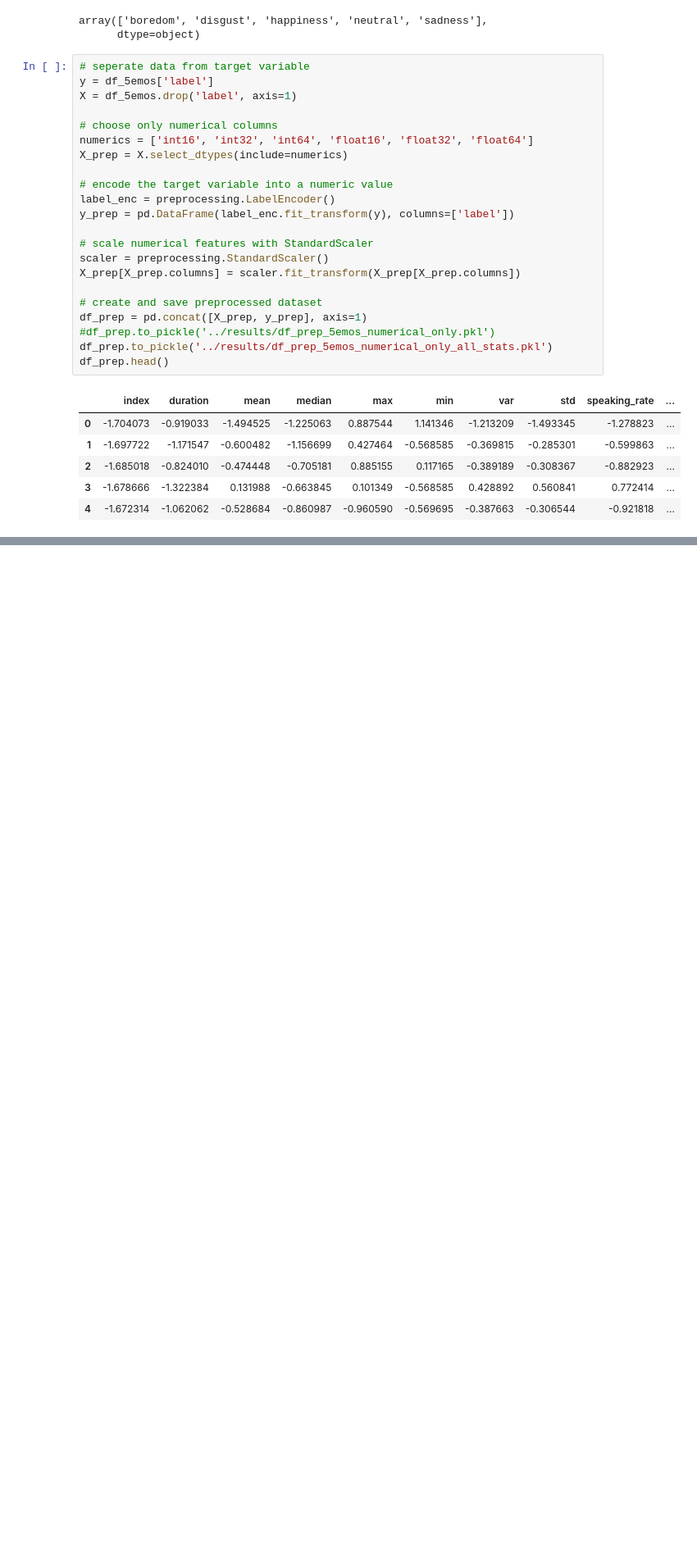
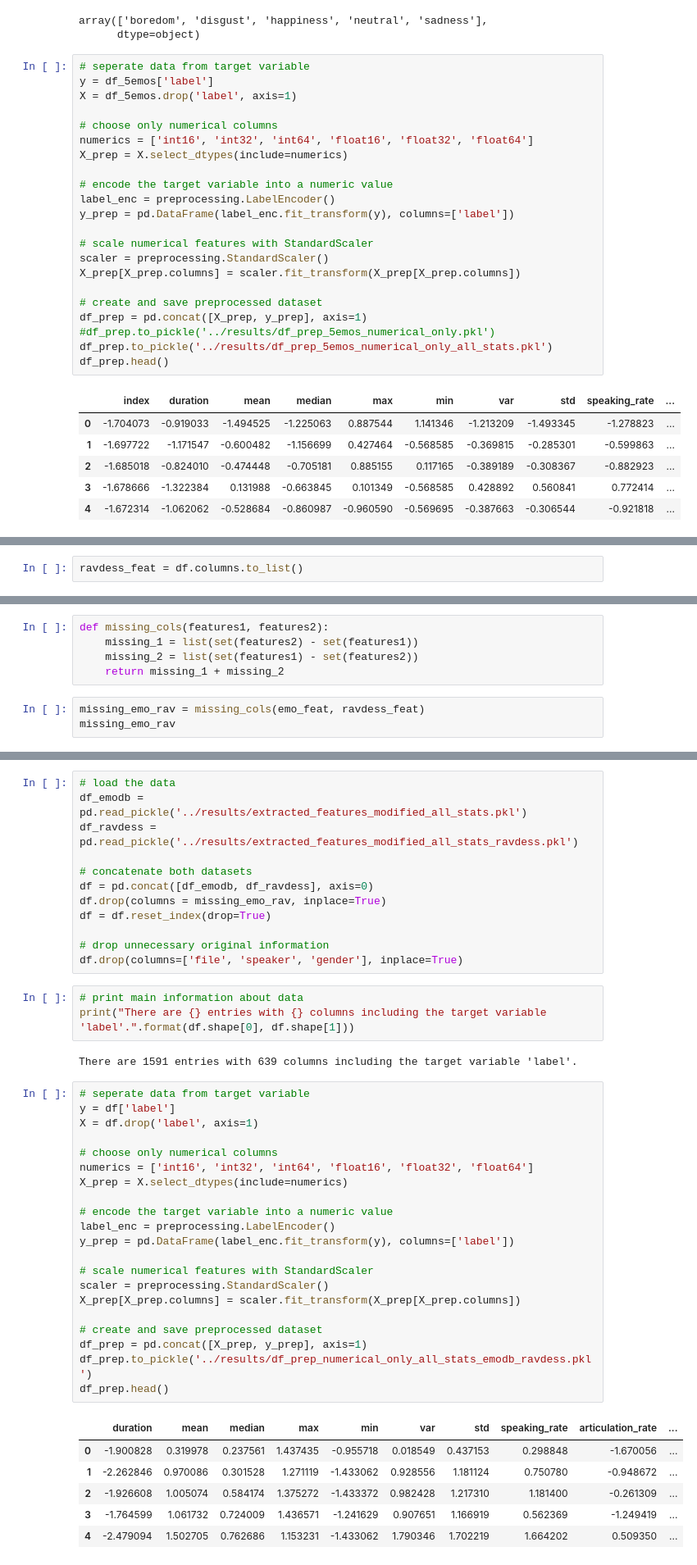
Before and after one commit to kimlindner/automatic_speech_emotion_recognition, a Jupyter notebook: notebooks/Preprocessing.ipynb, the cells around one changed output, grey strips where cells are left out. Shown at 82% size. Saved outputs shown, nothing was run; the diff lists cells and outputs as text; blank space fills up the shorter version.

```diff
--- a/notebooks/Preprocessing.ipynb
+++ b/notebooks/Preprocessing.ipynb
@@ -155,0 +195,2 @@ df_prep.head()
+# %%
+ravdess_feat = df.columns.to_list()
@@ -155,0 +199,8 @@ df_prep.head()
+# %%
+def missing_cols(features1, features2):
+    missing_1 = list(set(features2) - set(features1))
+    missing_2 = list(set(features1) - set(features2))
+    return missing_1 + missing_2
+# %%
+missing_emo_rav = missing_cols(emo_feat, ravdess_feat)
+missing_emo_rav
@@ -155,0 +332,45 @@ df_prep.head()
+# %%
+# load the data
+df_emodb = pd.read_pickle('../results/extracted_features_modified_all_stats.pkl')
+df_ravdess = pd.read_pickle('../results/extracted_features_modified_all_stats_ravdess.pkl')
+
+# concatenate both datasets
+df = pd.concat([df_emodb, df_ravdess], axis=0)
+df.drop(columns = missing_emo_rav, inplace=True)
+df = df.reset_index(drop=True)
+
+# drop unnecessary original information
+df.drop(columns=['file', 'speaker', 'gender'], inplace=True)
+# %%
+# print main information about data
+print("There are {} entries with {} columns including the target variable 'label'.".format(df.shape[0], df.shape[1]))
+# %% [output]
+There are 1591 entries with 639 columns including the target variable 'label'.
+# %%
+# seperate data from target variable
+y = df['label']
+X = df.drop('label', axis=1)
+
+# choose only numerical columns
+numerics = ['int16', 'int32', 'int64', 'float16', 'float32', 'float64']
+X_prep = X.select_dtypes(include=numerics)
+
+# encode the target variable into a numeric value
+label_enc = preprocessing.LabelEncoder()
+y_prep = pd.DataFrame(label_enc.fit_transform(y), columns=['label'])
+
+# scale numerical features with StandardScaler
+scaler = preprocessing.StandardScaler()
+X_prep[X_prep.columns] = scaler.fit_transform(X_prep[X_prep.columns])
+
+# create and save preprocessed dataset
+df_prep = pd.concat([X_prep, y_prep], axis=1)
+df_prep.to_pickle('../results/df_prep_numerical_only_all_stats_emodb_ravdess.pkl')
+df_prep.head()
+# %% [output]
+|  | duration | mean | median | max | min | var | std | speaking_rate | articulation_rate | ... |
+| 0 | -1.900828 | 0.319978 | 0.237561 | 1.437435 | -0.955718 | 0.018549 | 0.437153 | 0.298848 | -1.670056 | ... |
+| 1 | -2.262846 | 0.970086 | 0.301528 | 1.271119 | -1.433062 | 0.928556 | 1.181124 | 0.750780 | -0.948672 | ... |
+| 2 | -1.926608 | 1.005074 | 0.584174 | 1.375272 | -1.433372 | 0.982428 | 1.217310 | 1.181400 | -0.261309 | ... |
+| 3 | -1.764599 | 1.061732 | 0.724009 | 1.436571 | -1.241629 | 0.907651 | 1.166919 | 0.562369 | -1.249419 | ... |
+| 4 | -2.479094 | 1.502705 | 0.762686 | 1.153231 | -1.433062 | 1.790346 | 1.702219 | 1.664202 | 0.509350 | ... |
```
Also changed, not shown: parts of 27 cells of this notebook.
